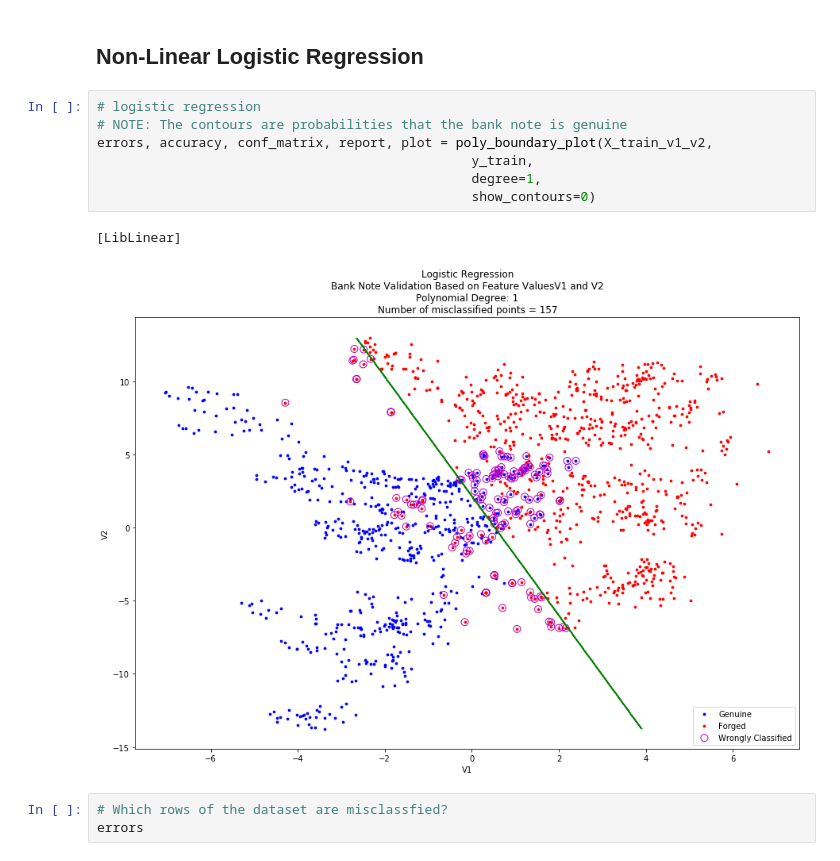
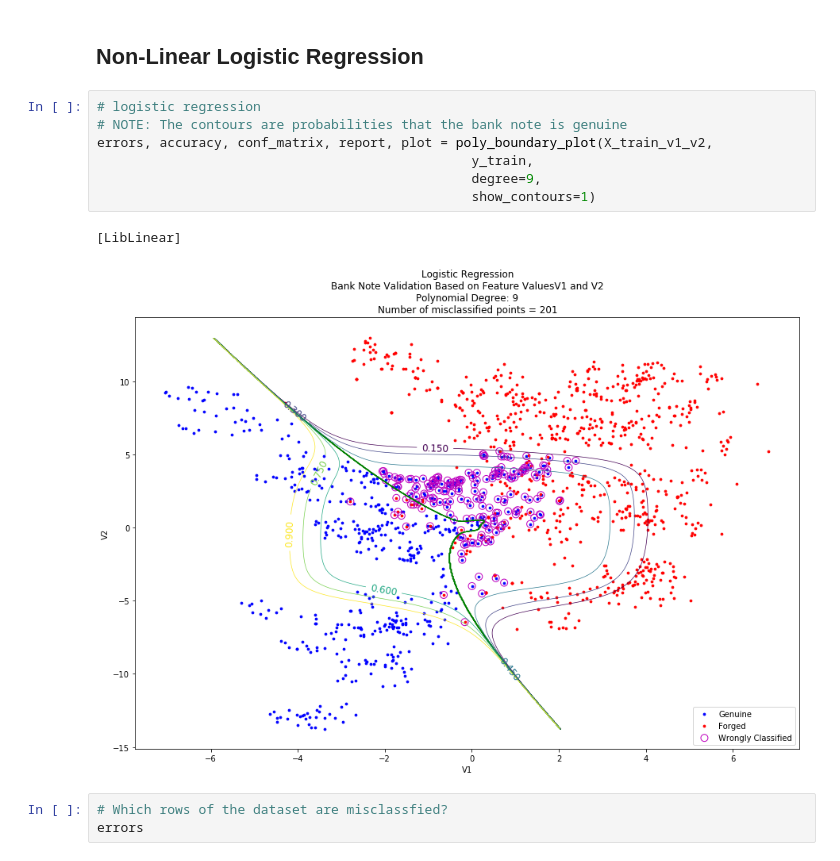
Before and after one commit to elizlajeunesse/MLCourse, a Jupyter notebook: Notebooks/Non-Linear-Logistic-Regression.ipynb, the cells around one changed output. Saved outputs shown, nothing was run; the diff lists cells and outputs as text.

```diff
--- a/Notebooks/Non-Linear-Logistic-Regression.ipynb
+++ b/Notebooks/Non-Linear-Logistic-Regression.ipynb
@@ -296,13 +296,13 @@ avg / total       0.89      0.89      0.89      1372
 # %%
 # logistic regression
 # NOTE: The contours are probabilities that the bank note is genuine
 errors, accuracy, conf_matrix, report, plot = poly_boundary_plot(X_train_v1_v2,
                                                 y_train,
-                                                degree=1,
-                                                show_contours=0)
+                                                degree=9,
+                                                show_contours=1)
 # %% [output]
 [LibLinear]
-[figure, old version]
+[figure, new version]
 # %%
 # Which rows of the dataset are misclassfied?
 errors
```
Also changed, not shown: parts of 1 cell of this notebook, 14 other files.
